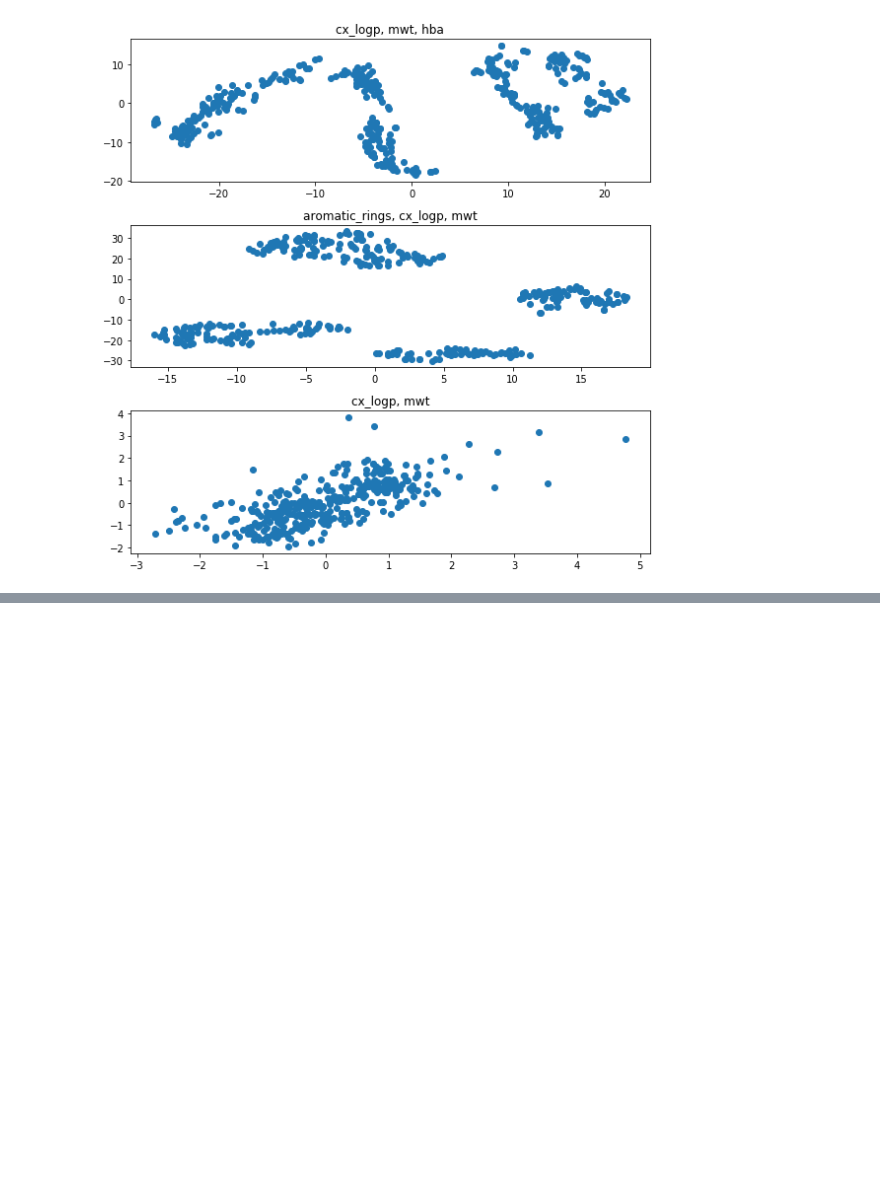
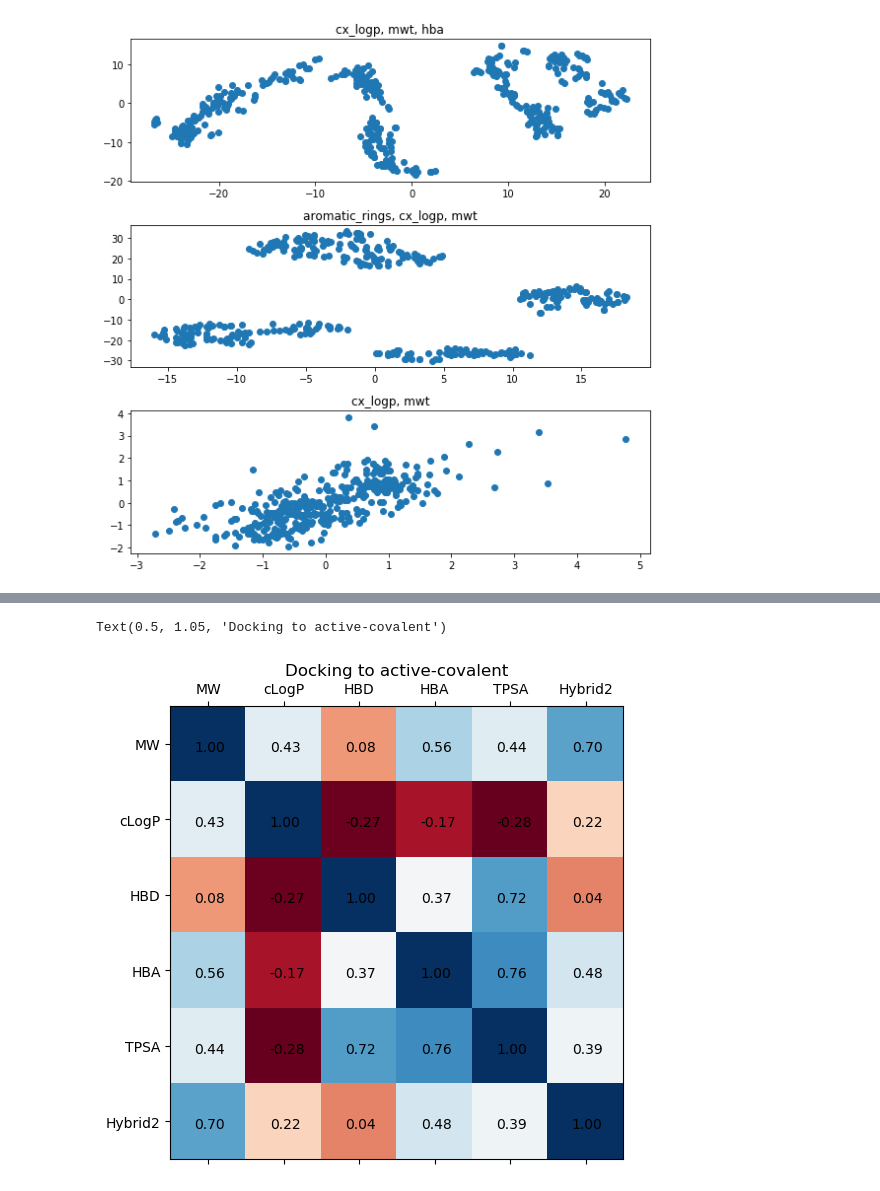
Before and after one commit to ahy3nz/ahy3nz.github.io, a Jupyter notebook: files/notebooks/2020-05-06-study_covid_moonshot.ipynb, the cells around one changed output, grey strips where cells are left out. Saved outputs shown, nothing was run; the diff lists cells and outputs as text; code cells hidden in the pictures; blank space fills up the shorter version.

```diff
--- a/files/notebooks/2020-05-06-study_covid_moonshot.ipynb
+++ b/files/notebooks/2020-05-06-study_covid_moonshot.ipynb
@@ -504,0 +594,19 @@ I found someone had already [downloaded the database](https://github.com/chodera
+# %%
+site_type = 'active-covalent'
+fig, ax = plt.subplots(1,1, figsize=(8,6), dpi=100)
+cols = ['MW', 'cLogP', 'HBD', 'HBA', 'TPSA', 'Hybrid2']
+ax.matshow(moonshot[moonshot['site']==site_type][cols].corr(), cmap='RdBu')
+
+ax.set_xticks([i for i,_ in enumerate(cols)])
+ax.set_xticklabels(cols)
+
+ax.set_yticks([i for i,_ in enumerate(cols)])
+ax.set_yticklabels(cols)
+
+for i, (rowname, row) in enumerate(moonshot[moonshot['site']==site_type][cols].corr().iterrows()):
+    for j, (key, val) in enumerate(row.iteritems()):
+        ax.annotate(f"{val:0.2f}", xy=(i,j), xytext=(-10, -5), textcoords="offset points")
+ax.set_title(f"Docking to {site_type}")
+# %% [output]
+Text(0.5, 1.05, 'Docking to active-covalent')
+[figure, added]
```
Also changed, not shown: parts of 18 cells of this notebook, 5 other files.
